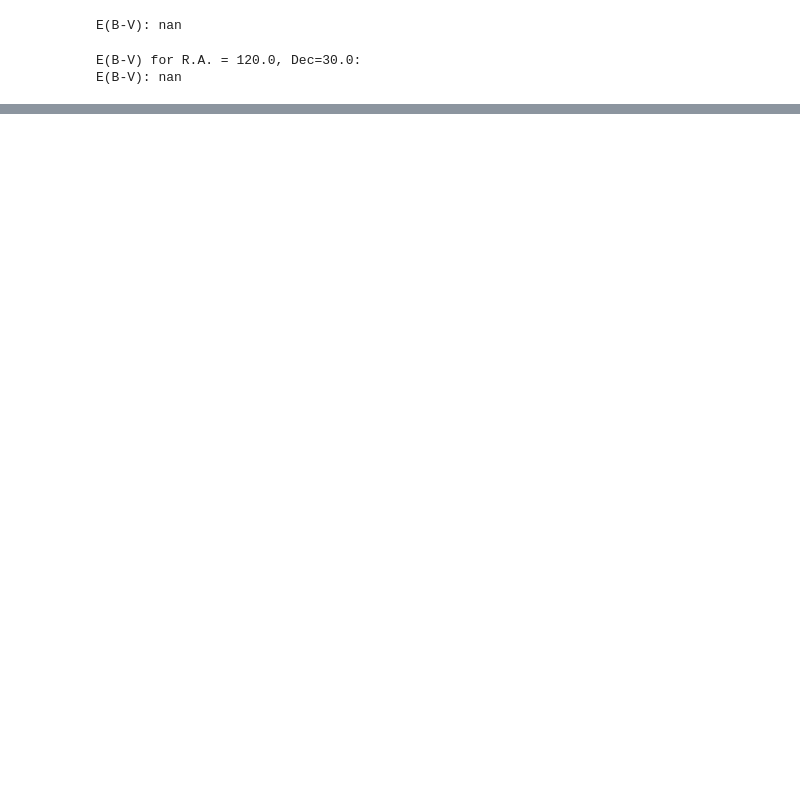
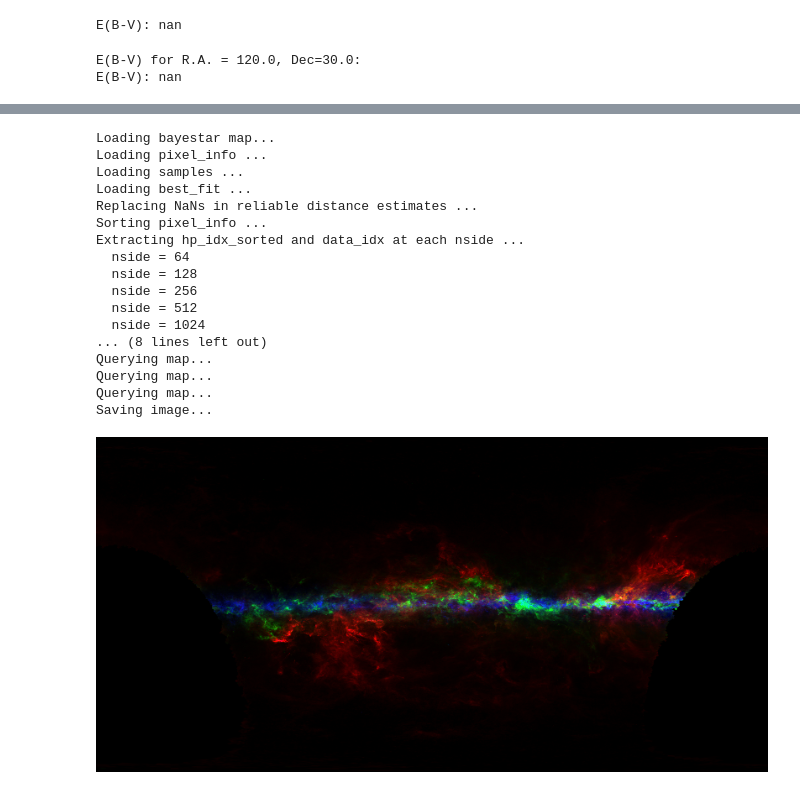
Before and after one commit to luk022/PHYS321-final-project, a Jupyter notebook: 321final.ipynb, the cells around one changed output, grey strips where cells are left out. Saved outputs shown, nothing was run; the diff lists cells and outputs as text; code cells hidden in the pictures; blank space fills up the shorter version.

```diff
--- a/321final.ipynb
+++ b/321final.ipynb
@@ -562,0 +705,71 @@ Av_sfd
+# %%
+def numpy2pil(a, vmin, vmax):
+    a = np.clip((a - vmin) / (vmax - vmin), 0., 1.)
+    a = (254.99 * a).astype('u1')
+    return PIL.Image.fromarray(a)
+
+
+def main():
+    w,h = (2056,1024)
+    l_0 = 130.
+
+    # Set up Bayestar query object
+    print('Loading bayestar map...')
+    bayestar = BayestarQuery(max_samples=1)
+
+    # Create a grid of coordinates
+    print('Creating grid of coordinates...')
+    l = np.linspace(-180.+l_0, 180.+l_0, 2*w)
+    b = np.linspace(-90., 90., 2*h+2)
+    b = b[1:-1]
+    l,b = np.meshgrid(l, b)
+
+    l += (np.random.random(l.shape) - 0.5) * 360./(2.*w)
+    b += (np.random.random(l.shape) - 0.5) * 180./(2.*h)
+
+    ebv = np.empty(l.shape+(3,), dtype='f8')
+
+    for k,d in enumerate([0.5, 1.5, 5.]):
+        # d = 5.    # We'll query integrated reddening to a distance of 5 kpc
+        coords = SkyCoord(l*u.deg, b*u.deg, d*u.kpc, frame='galactic')
+
+        # Get the dust median reddening at each coordinate
+        print('Querying map...')
+        ebv[:,:,k] = bayestar.query(coords, mode='median')
+
+    ebv[:,:,2] -= ebv[:,:,1]
+    ebv[:,:,1] -= ebv[:,:,0]
+
+    # Convert the output array to a PIL image and save
+    print('Saving image...')
+    img = numpy2pil(ebv[::-1,::-1,:], 0., 1.5)
+    img = img.resize((w,h), resample=PIL.Image.LANCZOS)
+    fname = 'bayestar.png'
+    img.save(fname)
+
+    return 0
+
+
+if __name__ == '__main__':
+    main()
+
+display.display(Image.open('bayestar.png'))
+# %% [output]
+Loading bayestar map...
+Loading pixel_info ...
+Loading samples ...
+Loading best_fit ...
+Replacing NaNs in reliable distance estimates ...
+Sorting pixel_info ...
+Extracting hp_idx_sorted and data_idx at each nside ...
+  nside = 64
+  nside = 128
+  nside = 256
+  nside = 512
+  nside = 1024
+... (8 lines left out)
+Querying map...
+Querying map...
+Querying map...
+Saving image...
+[figure, added]
```
Also changed, not shown: parts of 22 cells of this notebook, 4 other files.
